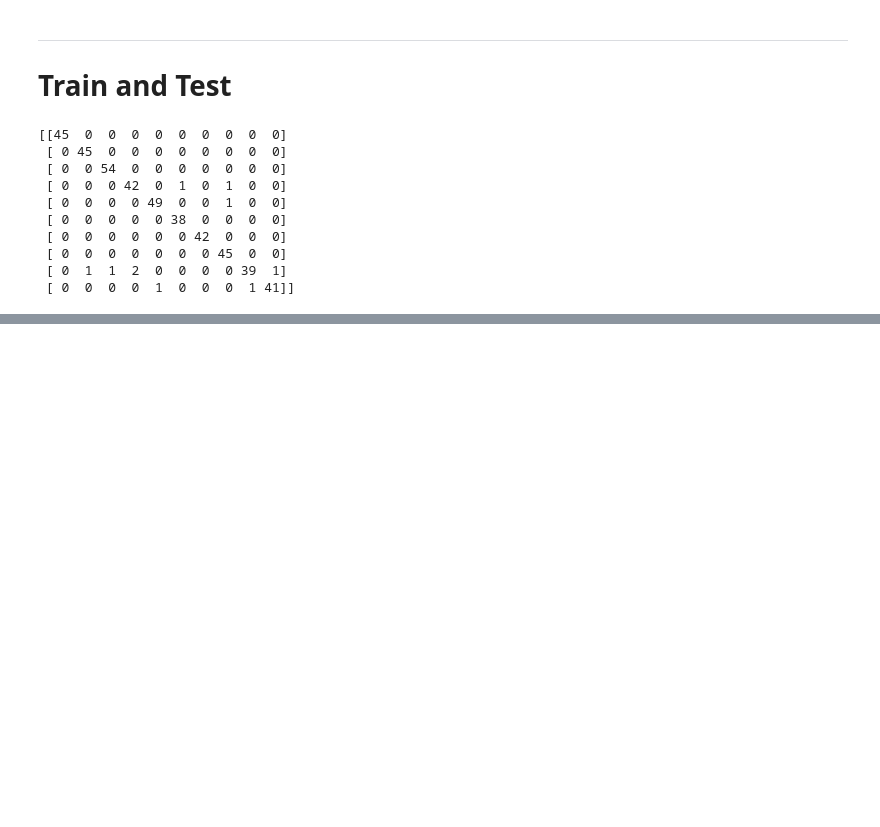
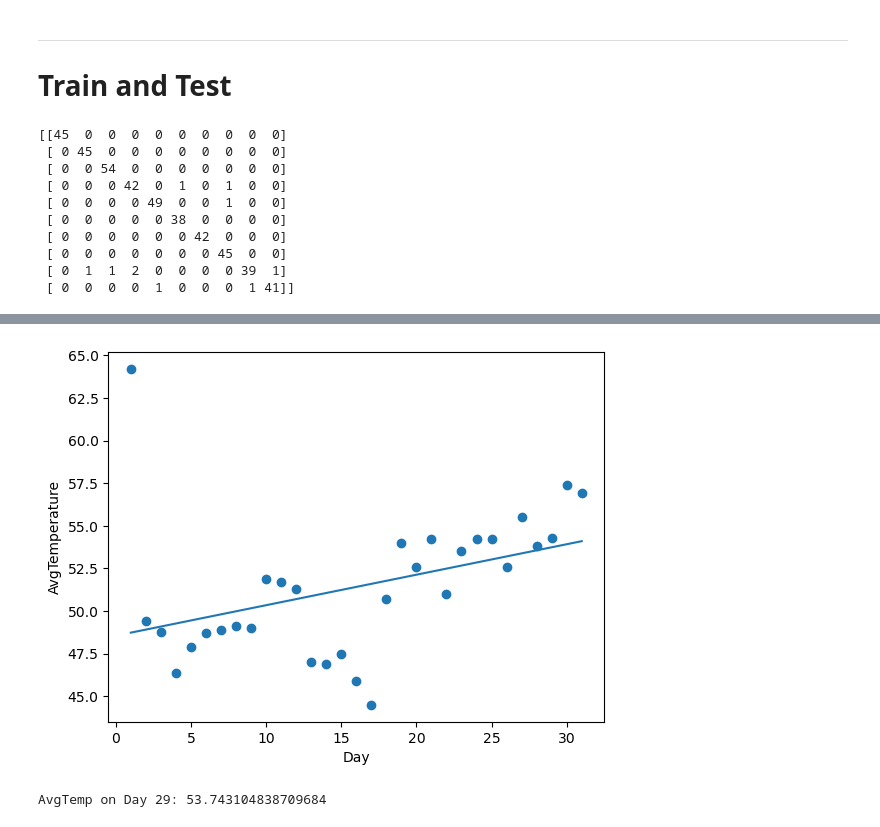
Before and after one commit to Sidhant701/6th-Sem, a Jupyter notebook: Python/Lab7/MachineLearning.ipynb, the cells around one changed output, grey strips where cells are left out. Saved outputs shown, nothing was run; the diff lists cells and outputs as text; code cells hidden in the pictures; blank space fills up the shorter version.

```diff
--- a/Python/Lab7/MachineLearning.ipynb
+++ b/Python/Lab7/MachineLearning.ipynb
@@ -131,0 +235,19 @@ weighted avg       0.98      0.98      0.98       450
+# %%
+df = pd.read_csv('city_temperature.csv')
+# print(df.head(40))
+df_subset = df.iloc[:31]
+# print(df_subset)
+plt.scatter(df_subset['Day'], df_subset['AvgTemperature'])
+plt.xlabel('Day')
+plt.ylabel('AvgTemperature')
+# plt.show()
+linear_regression = stats.linregress(x = df_subset['Day'],
+                                     y = df_subset['AvgTemperature'])
+plt.plot(df_subset['Day'],
+         [linear_regression.slope * x + linear_regression.intercept for x in df_subset['Day']])
+plt.show()
+
+print(f"AvgTemp on Day 29: {linear_regression.slope * 29 + linear_regression.intercept}")
+# %% [output]
+[figure, added]
+AvgTemp on Day 29: 53.743104838709684
```
Also changed, not shown: parts of 12 cells of this notebook, 23 other files.
